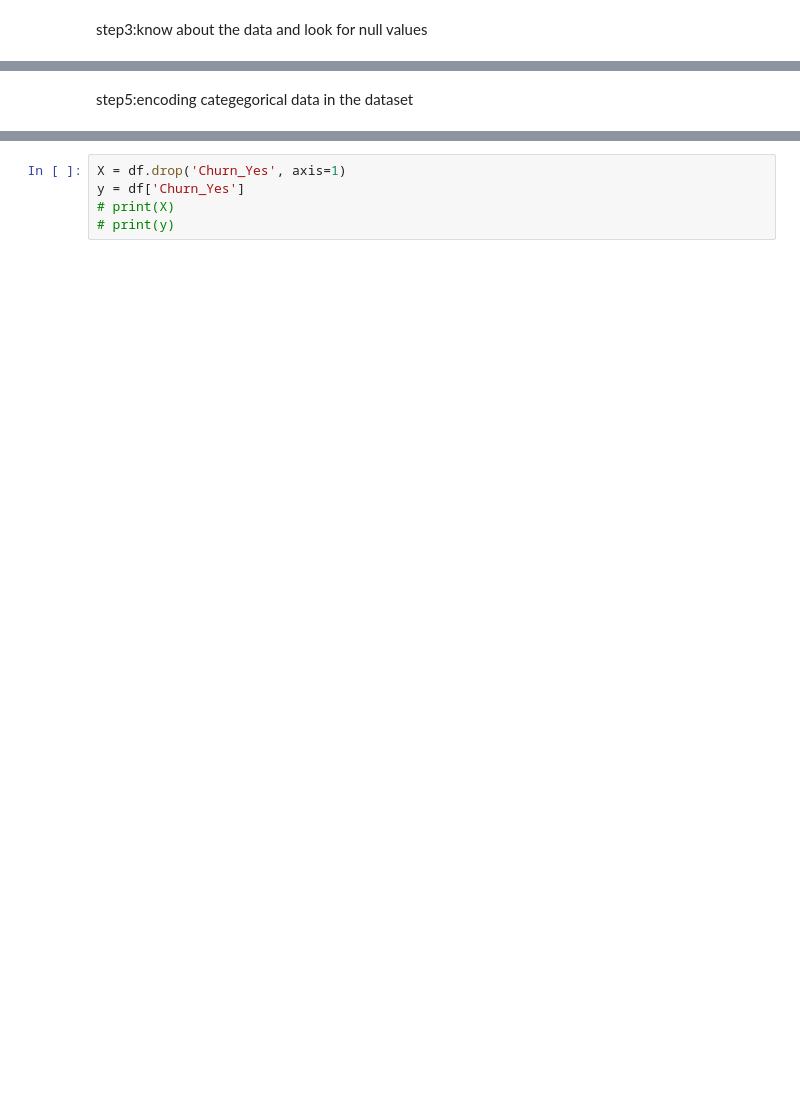
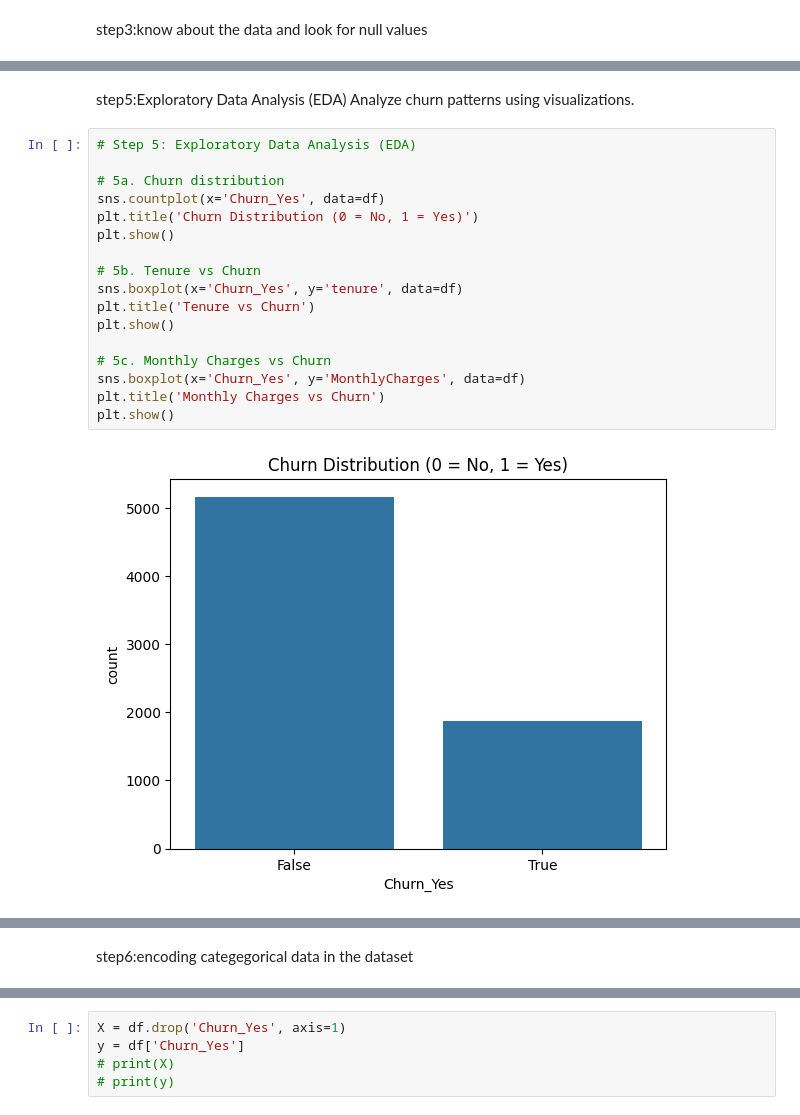
Before and after one commit to Adithya181/churn-project, a Jupyter notebook: churnprediction.ipynb, the cells around one changed output, grey strips where cells are left out. Drawn from its saved outputs; the diff is of its cells as text; blank space fills up the shorter version.

Commit message:
Add EDA plots and confusion matrix

```diff
--- a/churnprediction.ipynb
+++ b/churnprediction.ipynb
@@ -24,0 +76,22 @@ print(df.columns)
+# %% [markdown]
+step5:Exploratory Data Analysis (EDA)
+Analyze churn patterns using visualizations.
+# %%
+# Step 5: Exploratory Data Analysis (EDA)
+
+# 5a. Churn distribution
+sns.countplot(x='Churn_Yes', data=df)
+plt.title('Churn Distribution (0 = No, 1 = Yes)')
+plt.show()
+
+# 5b. Tenure vs Churn
+sns.boxplot(x='Churn_Yes', y='tenure', data=df)
+plt.title('Tenure vs Churn')
+plt.show()
+
+# 5c. Monthly Charges vs Churn
+sns.boxplot(x='Churn_Yes', y='MonthlyCharges', data=df)
+plt.title('Monthly Charges vs Churn')
+plt.show()
+# %% [output]
+[figure, added]
@@ -25,5 +100,5 @@ print(df.columns)
 # %% [markdown]
-step5:encoding categegorical data in the dataset
+step6:encoding categegorical data in the dataset
 # %%
 df = pd.get_dummies(df, drop_first=True)
 print(df.head())
```
Also changed, not shown: parts of 17 cells of this notebook.
